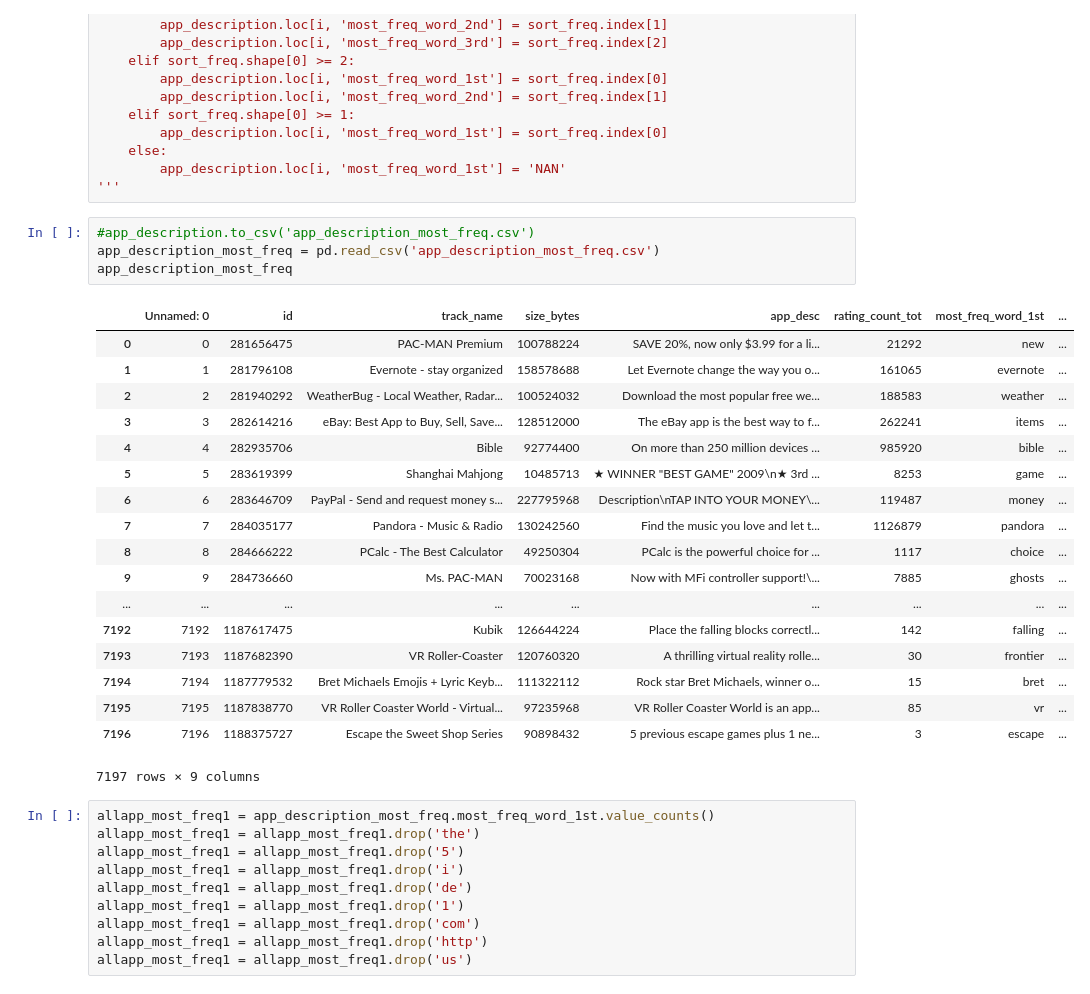
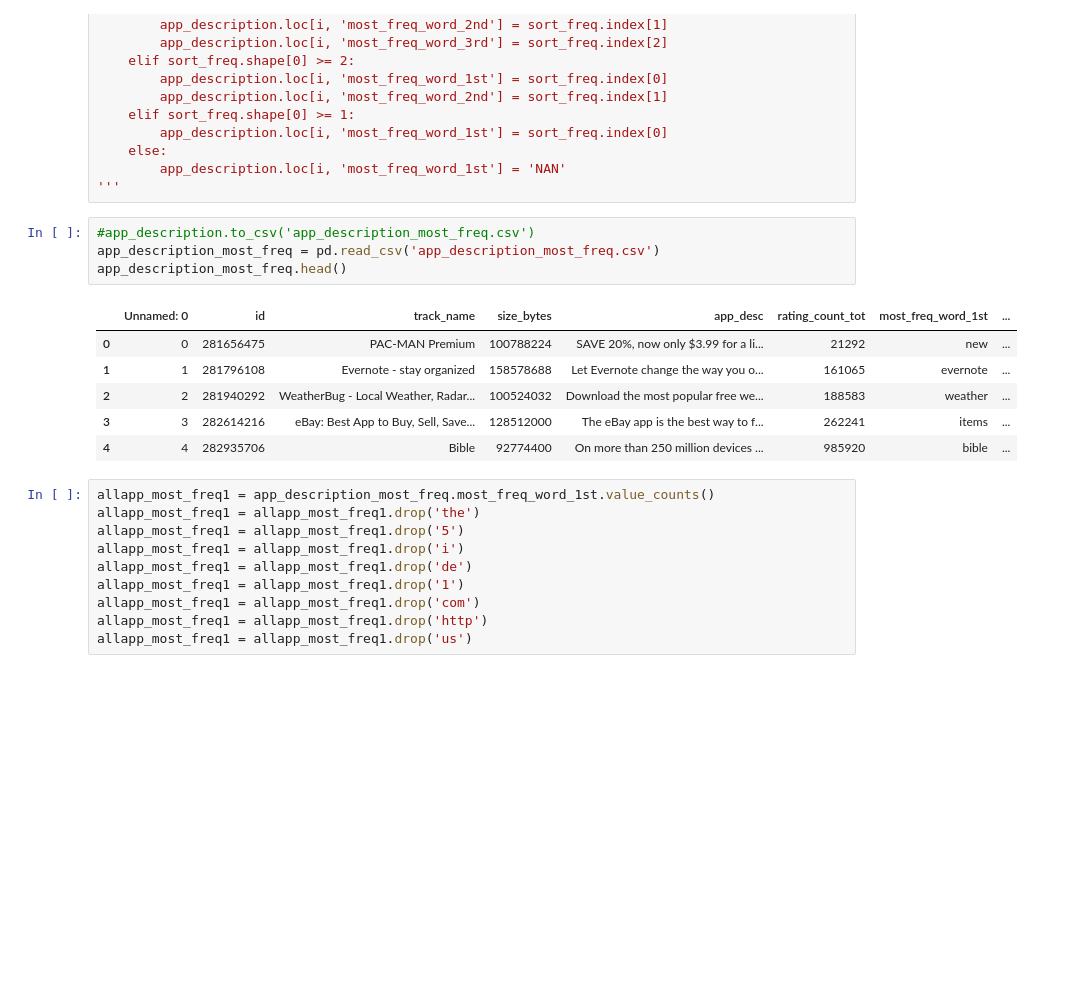
Before and after one commit to PhoebeWu21/Mobile-App-Development, a Jupyter notebook: Apple App Description.ipynb, the cells around one changed output. Saved outputs shown, nothing was run; the diff lists cells and outputs as text; blank space fills up the shorter version.

```diff
--- a/Apple App Description.ipynb
+++ b/Apple App Description.ipynb
@@ -115,26 +71,14 @@ for i in range(app_description.shape[0]):
 # %%
 #app_description.to_csv('app_description_most_freq.csv')
 app_description_most_freq = pd.read_csv('app_description_most_freq.csv')
-app_description_most_freq
+app_description_most_freq.head()
 # %% [output]
 |  | Unnamed: 0 | id | track_name | size_bytes | app_desc | rating_count_tot | most_freq_word_1st | ... |
 | 0 | 0 | 281656475 | PAC-MAN Premium | 100788224 | SAVE 20%, now only $3.99 for a li... | 21292 | new | ... |
 | 1 | 1 | 281796108 | Evernote - stay organized | 158578688 | Let Evernote change the way you o... | 161065 | evernote | ... |
 | 2 | 2 | 281940292 | WeatherBug - Local Weather, Radar... | 100524032 | Download the most popular free we... | 188583 | weather | ... |
 | 3 | 3 | 282614216 | eBay: Best App to Buy, Sell, Save... | 128512000 | The eBay app is the best way to f... | 262241 | items | ... |
 | 4 | 4 | 282935706 | Bible | 92774400 | On more than 250 million devices ... | 985920 | bible | ... |
-| 5 | 5 | 283619399 | Shanghai Mahjong | 10485713 | ★ WINNER "BEST GAME" 2009\n★ 3rd ... | 8253 | game | ... |
-| 6 | 6 | 283646709 | PayPal - Send and request money s... | 227795968 | Description\nTAP INTO YOUR MONEY\... | 119487 | money | ... |
-| 7 | 7 | 284035177 | Pandora - Music & Radio | 130242560 | Find the music you love and let t... | 1126879 | pandora | ... |
-| 8 | 8 | 284666222 | PCalc - The Best Calculator | 49250304 | PCalc is the powerful choice for ... | 1117 | choice | ... |
-| 9 | 9 | 284736660 | Ms. PAC-MAN | 70023168 | Now with MFi controller support!\... | 7885 | ghosts | ... |
-| ... | ... | ... | ... | ... | ... | ... | ... | ... |
-| 7192 | 7192 | 1187617475 | Kubik | 126644224 | Place the falling blocks correctl... | 142 | falling | ... |
-| 7193 | 7193 | 1187682390 | VR Roller-Coaster | 120760320 | A thrilling virtual reality rolle... | 30 | frontier | ... |
-| 7194 | 7194 | 1187779532 | Bret Michaels Emojis + Lyric Keyb... | 111322112 | Rock star Bret Michaels, winner o... | 15 | bret | ... |
-| 7195 | 7195 | 1187838770 | VR Roller Coaster World - Virtual... | 97235968 | VR Roller Coaster World is an app... | 85 | vr | ... |
-| 7196 | 7196 | 1188375727 | Escape the Sweet Shop Series | 90898432 | 5 previous escape games plus 1 ne... | 3 | escape | ... |
-7197 rows × 9 columns
 # %%
 allapp_most_freq1 = app_description_most_freq.most_freq_word_1st.value_counts()
 allapp_most_freq1 = allapp_most_freq1.drop('the')
```
Also changed, not shown: parts of 7 cells of this notebook.
